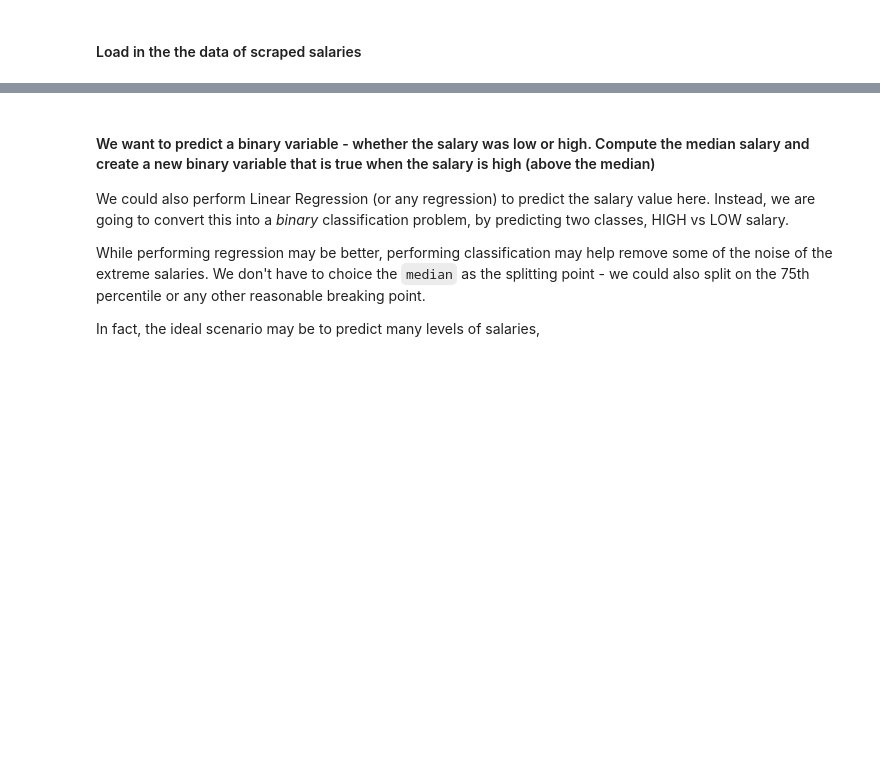
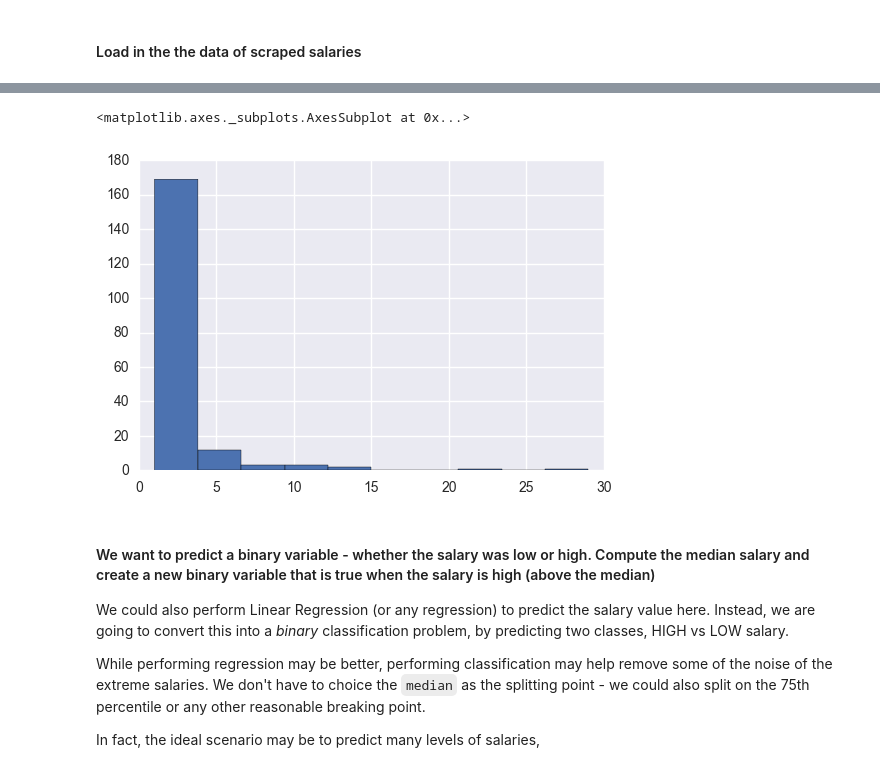
Before and after one commit to davidsanford/DSI_Project_4, a Jupyter notebook: Project_4.ipynb, the cells around one changed output, grey strips where cells are left out. Saved outputs shown, nothing was run; the diff lists cells and outputs as text; code cells hidden in the pictures; blank space fills up the shorter version.

```diff
--- a/Project_4.ipynb
+++ b/Project_4.ipynb
@@ -70,3 +64,8 @@ jobs[jobs["parsed_salary"].isnull()]
+# %%
+jobs.groupby(["company"]).agg("count")["city"].hist()
+# %% [output]
+<matplotlib.axes._subplots.AxesSubplot at 0x...>
+[figure, added]
 # %% [markdown]
 #### We want to predict a binary variable - whether the salary was low or high. Compute the median salary and create a new binary variable that is true when the salary is high (above the median)
 
```
Also changed, not shown: parts of 20 cells of this notebook.
